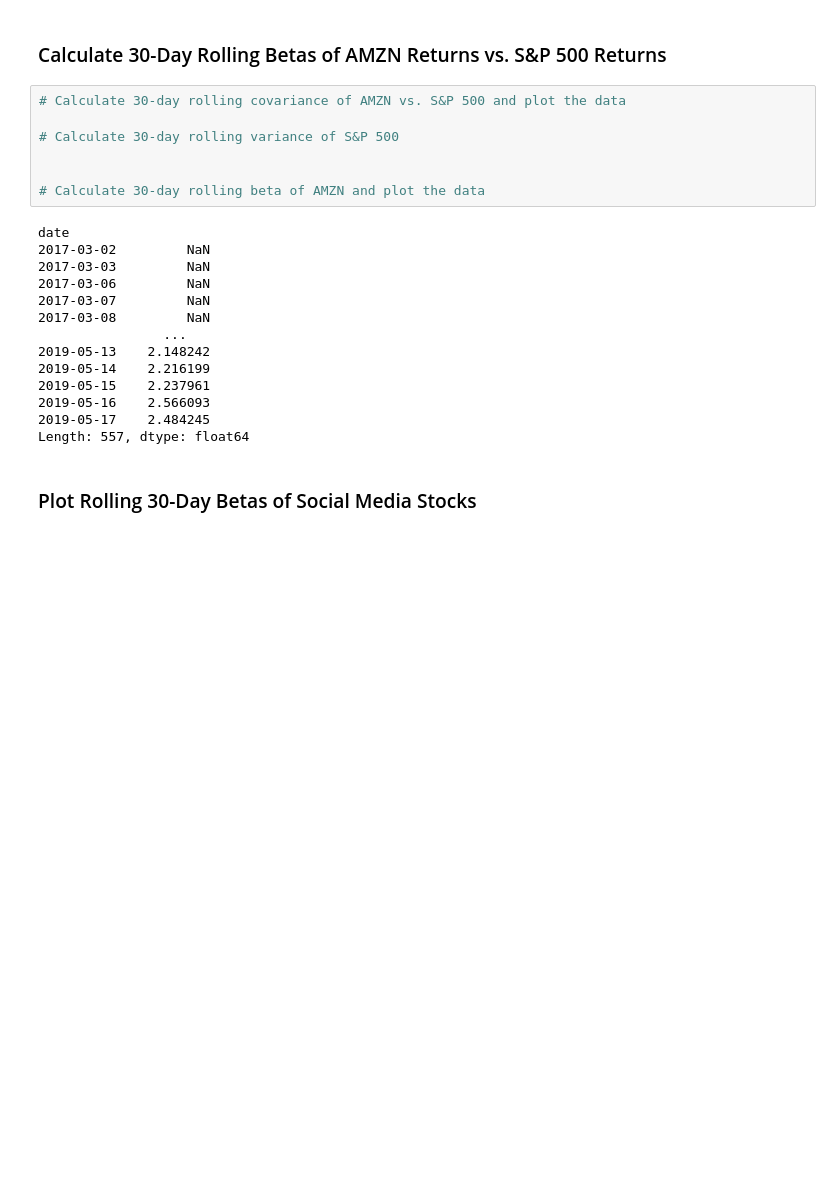
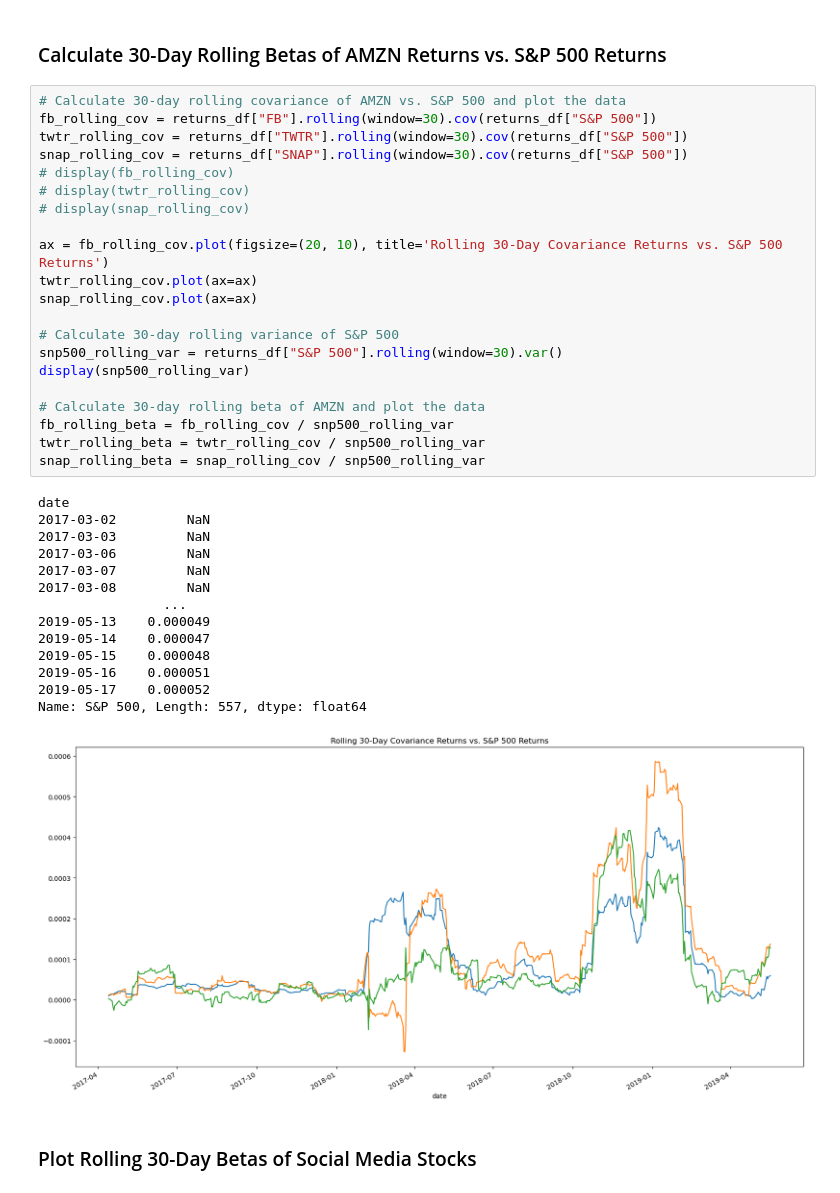
Before and after one commit to seshouan/Modules, a Jupyter notebook: 04-Pandas/1/Activities/06-Stu_Beta/Unsolved/beta_comparisons.ipynb, the cells around one changed output. Drawn from its saved outputs; the diff is of its cells as text; blank space fills up the shorter version.

```diff
--- a/04-Pandas/1/Activities/06-Stu_Beta/Unsolved/beta_comparisons.ipynb
+++ b/04-Pandas/1/Activities/06-Stu_Beta/Unsolved/beta_comparisons.ipynb
@@ -89,25 +112,40 @@ FB: 1.2815248952670955 | TWTR: 1.509751599647906 | SNAP: 1.1097434117740557
 ### Calculate 30-Day Rolling Betas of AMZN Returns vs. S&P 500 Returns
 # %%
 # Calculate 30-day rolling covariance of AMZN vs. S&P 500 and plot the data
+fb_rolling_cov = returns_df["FB"].rolling(window=30).cov(returns_df["S&P 500"])
+twtr_rolling_cov = returns_df["TWTR"].rolling(window=30).cov(returns_df["S&P 500"])
+snap_rolling_cov = returns_df["SNAP"].rolling(window=30).cov(returns_df["S&P 500"])
+# display(fb_rolling_cov)
+# display(twtr_rolling_cov)
+# display(snap_rolling_cov)
+
+ax = fb_rolling_cov.plot(figsize=(20, 10), title='Rolling 30-Day Covariance Returns vs. S&P 500 Returns')
+twtr_rolling_cov.plot(ax=ax)
+snap_rolling_cov.plot(ax=ax)
 
 # Calculate 30-day rolling variance of S&P 500
-
+snp500_rolling_var = returns_df["S&P 500"].rolling(window=30).var()
+display(snp500_rolling_var)
 
 # Calculate 30-day rolling beta of AMZN and plot the data
+fb_rolling_beta = fb_rolling_cov / snp500_rolling_var
+twtr_rolling_beta = twtr_rolling_cov / snp500_rolling_var
+snap_rolling_beta = snap_rolling_cov / snp500_rolling_var
 # %% [output]
 date
 2017-03-02         NaN
 2017-03-03         NaN
 2017-03-06         NaN
 2017-03-07         NaN
 2017-03-08         NaN
                 ...
-2019-05-13    2.148242
-2019-05-14    2.216199
-2019-05-15    2.237961
-2019-05-16    2.566093
-2019-05-17    2.484245
-Length: 557, dtype: float64
+2019-05-13    0.000049
+2019-05-14    0.000047
+2019-05-15    0.000048
+2019-05-16    0.000051
+2019-05-17    0.000052
+Name: S&P 500, Length: 557, dtype: float64
+[figure, added]
 # %% [markdown]
 ### Plot Rolling 30-Day Betas of Social Media Stocks
 # %%
```
Also changed, not shown: parts of 6 cells of this notebook, 2 other files.
